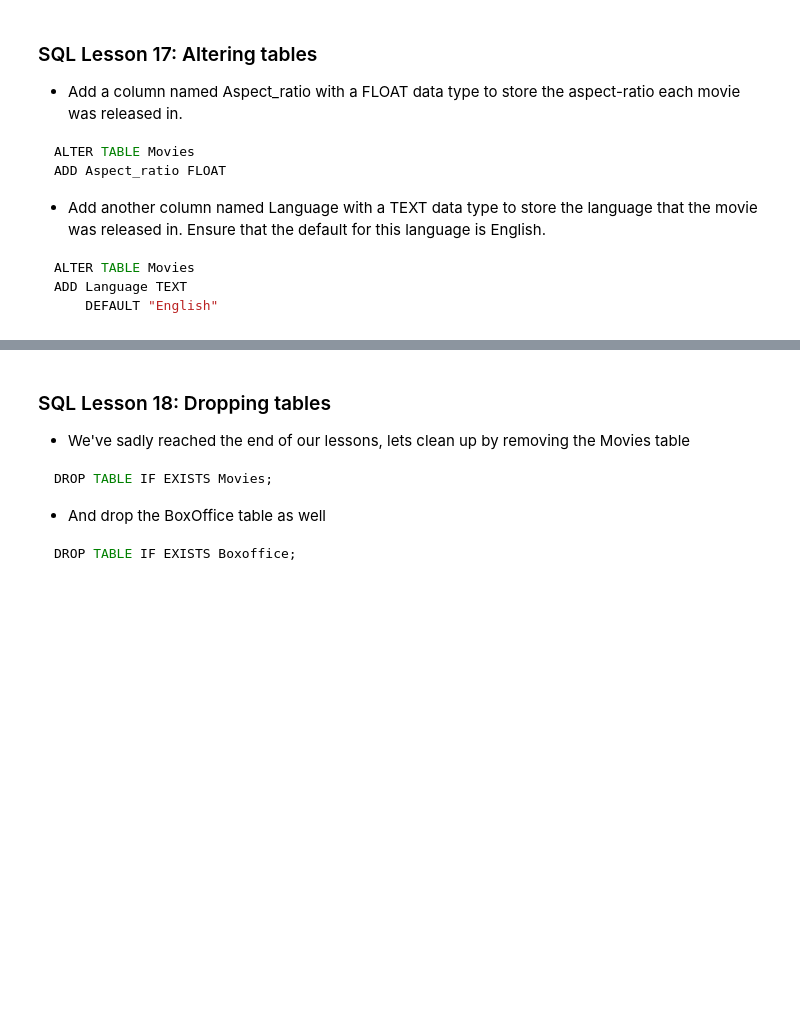
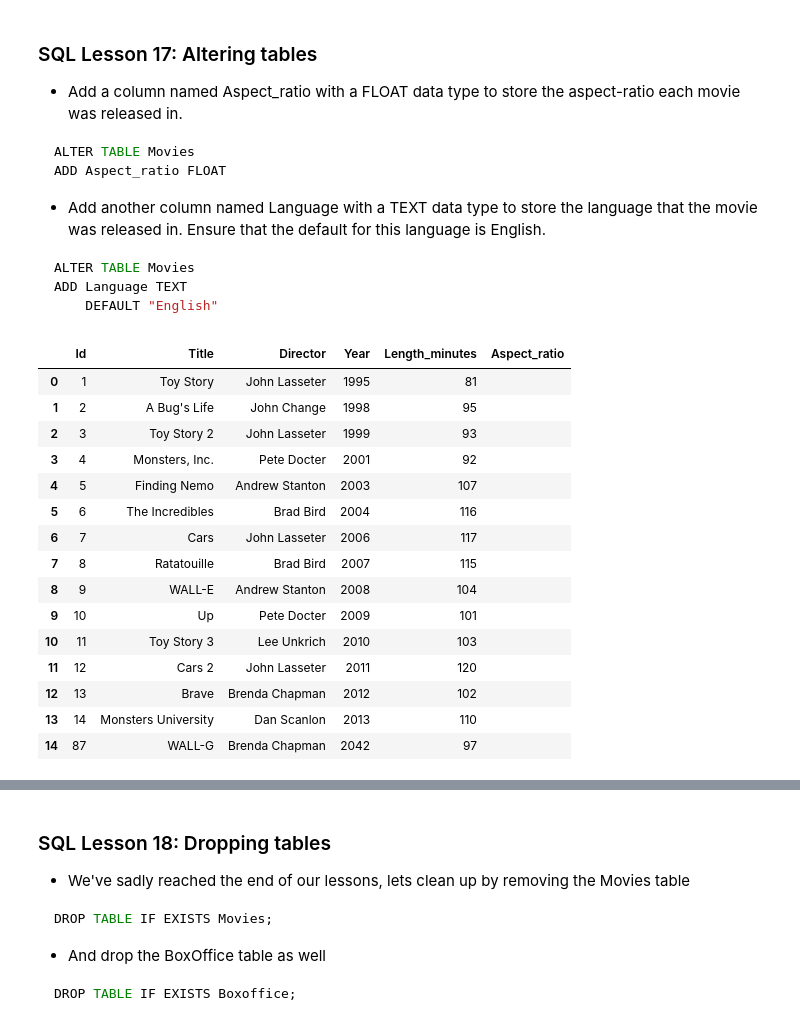
Before and after one commit to ivanlopezlobato/training, a Jupyter notebook: 200321_sqlbolt_tutorial/sqlbolt_tutorial.ipynb, the cells around one changed output, grey strips where cells are left out. Cells and saved outputs as stored; diff of their text form; code cells hidden in the pictures; blank space fills up the shorter version.

````diff
--- a/200321_sqlbolt_tutorial/sqlbolt_tutorial.ipynb
+++ b/200321_sqlbolt_tutorial/sqlbolt_tutorial.ipynb
@@ -582,3 +752,8 @@ VALUES (20, "Toy Story 4", "Josh Cooley", 2019, 100)
 INSERT INTO Boxoffice
 VALUES (20, 8.7, 340000000, 270000000)
 ```
+# %%
+# append new movie
+new_movie = {"Id":15, "Title":"Toy Story 4", "Director":"Josh Cooley", "Year":2019, "Length_minutes":100}
+
+movies.append(new_movie, ignore_index=True)
@@ -604,3 +819,8 @@ SET
     Director = "Lee Unkrich"
 WHERE Id = 11
 ```
+# %%
+# changing the value of a specific row
+movies.at[1,"Director"] = "John Change"
+
+movies
@@ -643,3 +919,23 @@ ALTER TABLE Movies
 ADD Language TEXT
     DEFAULT "English"
 ```
+# %%
+# add empty column
+movies.assign(Aspect_ratio="")
+# %% [output]
+|  | Id | Title | Director | Year | Length_minutes | Aspect_ratio |
+| 0 | 1 | Toy Story | John Lasseter | 1995 | 81 |  |
+| 1 | 2 | A Bug's Life | John Change | 1998 | 95 |  |
+| 2 | 3 | Toy Story 2 | John Lasseter | 1999 | 93 |  |
+| 3 | 4 | Monsters, Inc. | Pete Docter | 2001 | 92 |  |
+| 4 | 5 | Finding Nemo | Andrew Stanton | 2003 | 107 |  |
+| 5 | 6 | The Incredibles | Brad Bird | 2004 | 116 |  |
+| 6 | 7 | Cars | John Lasseter | 2006 | 117 |  |
+| 7 | 8 | Ratatouille | Brad Bird | 2007 | 115 |  |
+| 8 | 9 | WALL-E | Andrew Stanton | 2008 | 104 |  |
+| 9 | 10 | Up | Pete Docter | 2009 | 101 |  |
+| 10 | 11 | Toy Story 3 | Lee Unkrich | 2010 | 103 |  |
+| 11 | 12 | Cars 2 | John Lasseter | 2011 | 120 |  |
+| 12 | 13 | Brave | Brenda Chapman | 2012 | 102 |  |
+| 13 | 14 | Monsters University | Dan Scanlon | 2013 | 110 |  |
+| 14 | 87 | WALL-G | Brenda Chapman | 2042 | 97 |  |
````
Also changed, not shown: parts of 21 cells of this notebook.
